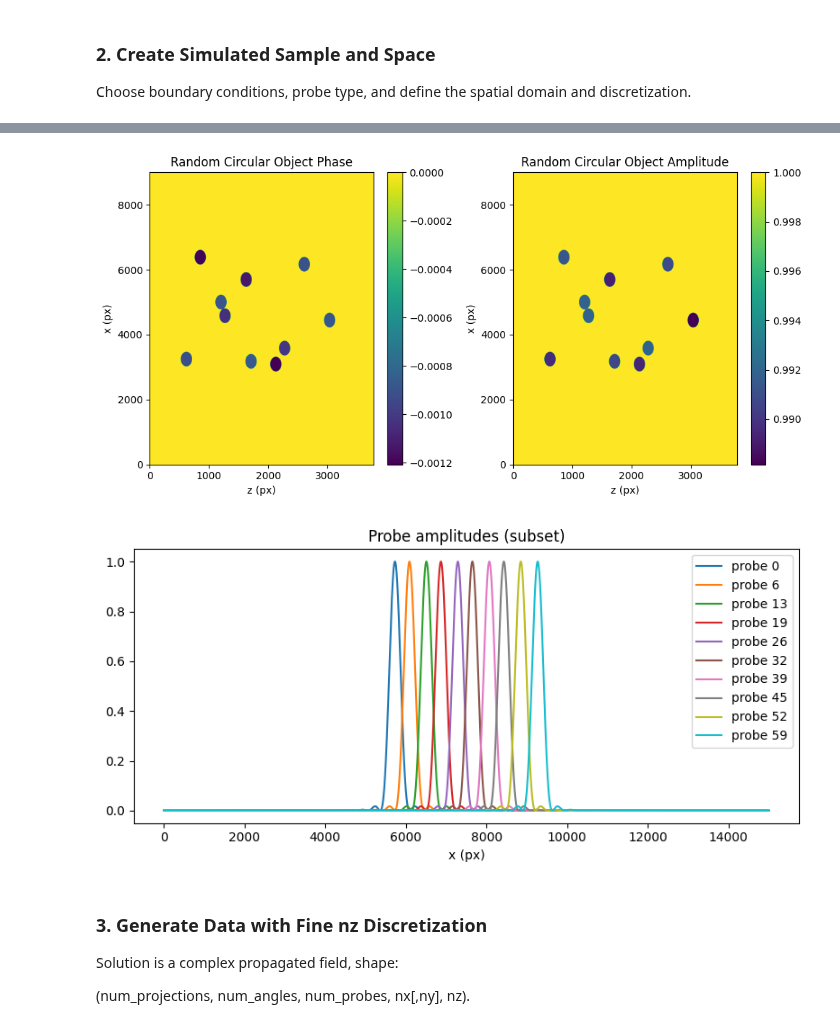
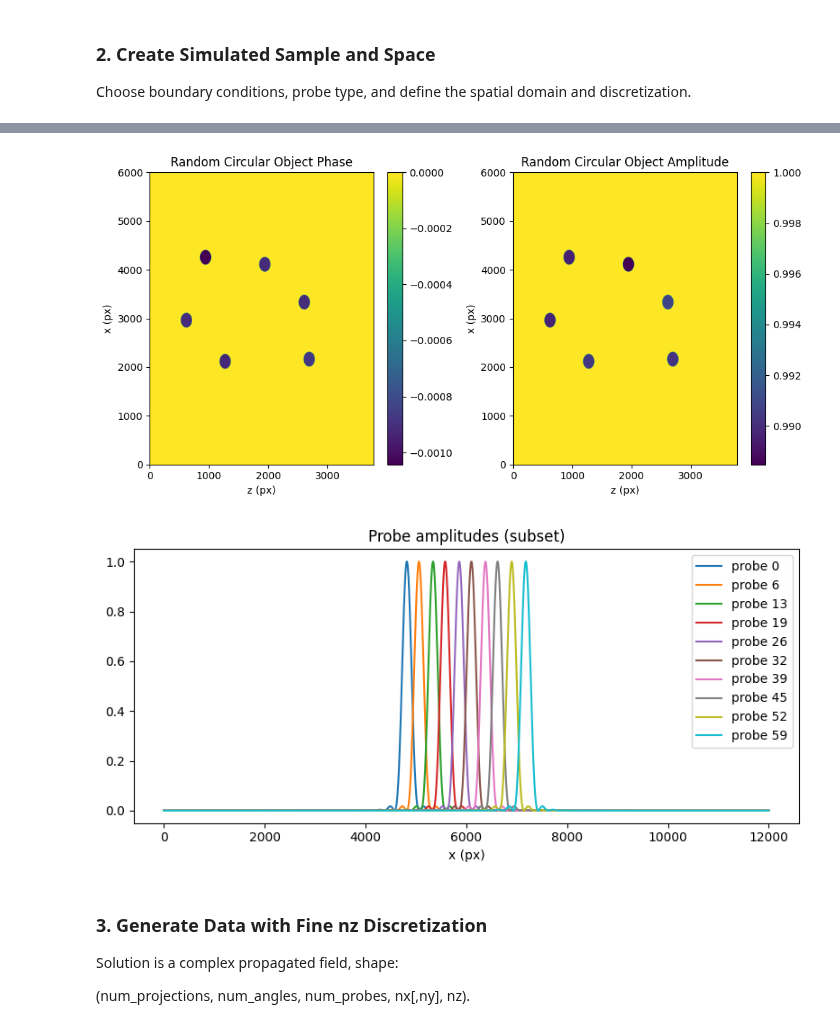
Before and after one commit to bryceshirley/thick_ptycho, a Jupyter notebook: notebooks/2D_examples/1_generate_simulated_data.ipynb, the cells around one changed output, grey strips where cells are left out. Drawn from its saved outputs; the diff is of its cells as text; code cells hidden in the pictures.

Commit message:
add data new simulations

```diff
--- a/notebooks/2D_examples/1_generate_simulated_data.ipynb
+++ b/notebooks/2D_examples/1_generate_simulated_data.ipynb
@@ -47,7 +47,7 @@ n_medium = 1.0  # Refractive index of surrounding medium
 # %%
 # Width Discretization (Pixels)
 scan_points = 60
-step_size_px = 60  # Resolution
+step_size_px = 40  # Resolution
 pad_factor = 2.5  # Must be >= 1.0
 # Overlap = N - (scan_points*step_size_px) = padding
 # Overlap factor = (N - (scan_points*step_size_px)) / step_size_px
@@ -112,16 +112,16 @@ Padding/Overlap: 5401
 # %%
 ptycho_object = create_ptycho_object(simulation_space)
 
-ptycho_object = create_random_circle_object(simulation_space, ptycho_object)
+ptycho_object = create_random_circle_object(simulation_space, ptycho_object,num_circles=5)
 
 
 # --- Create a set of Simulated Ptycho Probes (not dependent on number of slices/steps) ---
 ptycho_probes = create_ptycho_probes(simulation_space)
 
 plot_probes(simulation_space, ptycho_probes)
 # %% [output]
-[figure, old version]
+[figure, new version]
-[figure, old version]
+[figure, new version]
 # %% [markdown]
 ### 3. Generate Data with Fine nz Discretization
 
```
Also changed, not shown: parts of 4 cells of this notebook, 4 other files.
